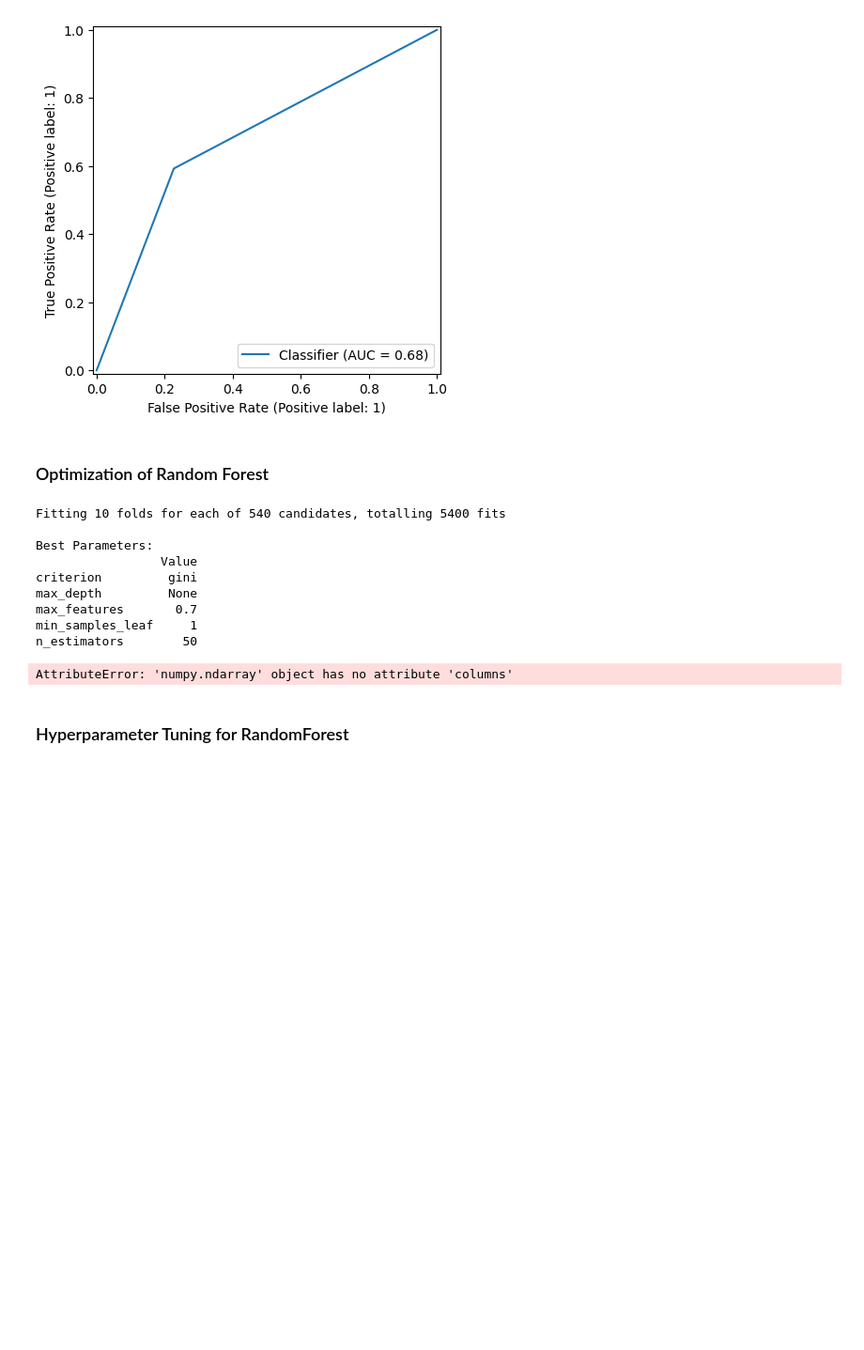
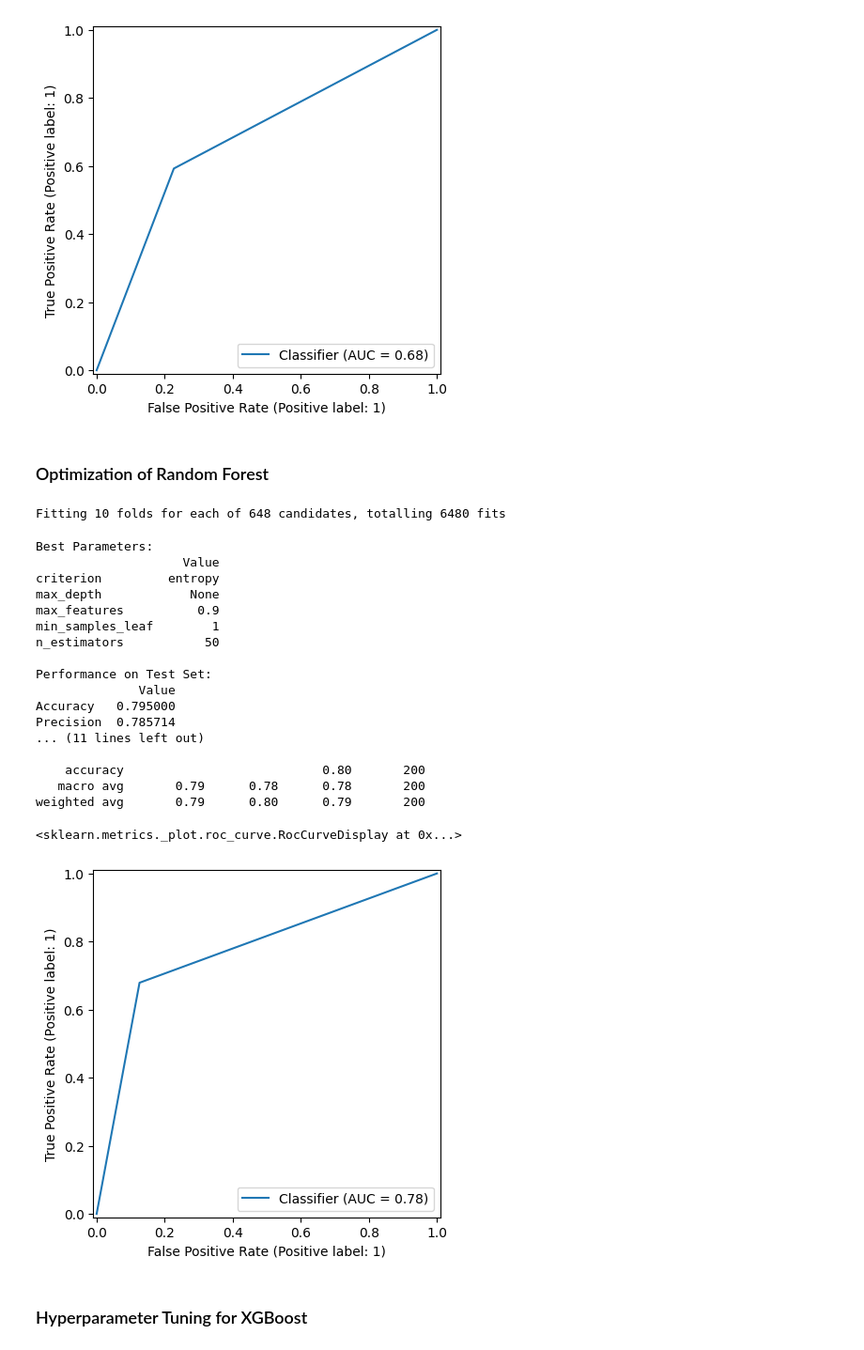
Before and after one commit to Pipasgonzalez/statistical_learning_trees, a Jupyter notebook: JägerGallego_GallegoJimenez.ipynb, the cells around one changed output. Shown at 94% size. Cells and saved outputs as stored; diff of their text form; code cells hidden in the pictures; blank space fills up the shorter version.

```diff
--- a/JägerGallego_GallegoJimenez.ipynb
+++ b/JägerGallego_GallegoJimenez.ipynb
@@ -275,14 +281,14 @@ param_grid = {
     "min_samples_leaf":[1,2,5,10,20],
 
 }
-scoring = ["f1"]
+scoring = ["accuracy"]
 
 gridSearchedTree = GridSearchCV(
     tree,
     param_grid=param_grid,
     scoring=scoring,
     cv=10, # 10-Fold Cross Validation,
-    refit="f1"
+    refit="acciracy"
 )
 
 gridSearchedTree.fit(X_train, Y_train)
@@ -329,16 +335,16 @@ param_grid = {
     "n_estimators": [50,100,200], # Probably the most important one
     "max_depth": [2,3,5,None],
     "min_samples_leaf":[1,2,5],
-    "max_features": ["sqrt", "log2", 0.5, 0.7, 0.9]
+    "max_features": ["sqrt", "log2", 0.5, 0.7, 0.9, 1.0]
 }
-scoring = ["f1"]
+scoring = ["accuracy"]
 
 gridSearchedForest = GridSearchCV(
     grid_forest,
     param_grid=param_grid,
     scoring=scoring,
     cv=10, # 10-Fold Cross Validation,
-    refit="f1",
+    refit="accuracy",
     n_jobs = -1,
     verbose=3
 )
@@ -347,54 +353,54 @@ gridSearchedForest = GridSearchCV(
 gridSearchedForest.fit(X_train, Y_train)
 
 best_forest = gridSearchedForest.best_estimator_
 best_params = gridSearchedForest.best_params_
 predictions_gridsearch_forest = best_forest.predict(X_test)
 
 
 # Best Parameters Table
 print("\nBest Parameters:")
 params_df = pd.DataFrame.from_dict(best_params, orient='index', columns=['Value'])
 print(params_df.to_string())
 
-
-feature_importance = pd.DataFrame({
-    'Feature': data_matrix.columns,
-    'Importance': best_forest.feature_importances_
-}).sort_values('Importance', ascending=False)
-print("\nFeature Importance:")
-print(feature_importance.head(10).to_string(index=False))
-
-
-
 confusion_gridsearch_forest = confusion_matrix(Y_test, predictions_gridsearch_forest)
 report_gridsearch_forest = classification_report(Y_test, predictions_gridsearch_forest)
 accuracy_gridsearch_forest = accuracy_score(Y_test, predictions_gridsearch_forest)
 print("\nPerformance on Test Set:")
 metrics_dict = {
     'Accuracy': accuracy_gridsearch_forest,
     'Precision': precision_score(Y_test, predictions_gridsearch_forest),
     'Recall': recall_score(Y_test, predictions_gridsearch_forest),
     'F1 Score': f1_score(Y_test, predictions_gridsearch_forest)
 }
 metrics_df = pd.DataFrame.from_dict(metrics_dict, orient='index', columns=['Value'])
 print(metrics_df.to_string())
 
 
 print(f"Confusion Matrix:\n{confusion_gridsearch_forest}")
-print(f"Accuracy: {report_gridsearch_forest}")
-print(f"Classification Report:\n{accuracy_gridsearch_forest}")
+print(f"Accuracy: {accuracy_gridsearch_forest}")
+print(f"Classification Report:\n{report_gridsearch_forest}")
 
 RocCurveDisplay.from_predictions(Y_test, predictions_gridsearch_forest)
 # %% [output]
-Fitting 10 folds for each of 540 candidates, totalling 5400 fits
-
-Best Parameters:
-                 Value
-criterion         gini
-max_depth         None
-max_features       0.7
-min_samples_leaf     1
-n_estimators        50
+Fitting 10 folds for each of 648 candidates, totalling 6480 fits
-AttributeError: 'numpy.ndarray' object has no attribute 'columns'
+Best Parameters:
+                    Value
+criterion         entropy
+max_depth            None
+max_features          0.9
+min_samples_leaf        1
+n_estimators           50
+
+Performance on Test Set:
+              Value
+Accuracy   0.795000
+Precision  0.785714
+... (11 lines left out)
+
+    accuracy                           0.80       200
+   macro avg       0.79      0.78      0.78       200
+weighted avg       0.79      0.80      0.79       200
+<sklearn.metrics._plot.roc_curve.RocCurveDisplay at 0x...>
+[figure, added]
 # %% [markdown]
-### Hyperparameter Tuning for RandomForest
+### Hyperparameter Tuning for XGBoost
```
Also changed, not shown: parts of 5 cells of this notebook, 1 other file.
